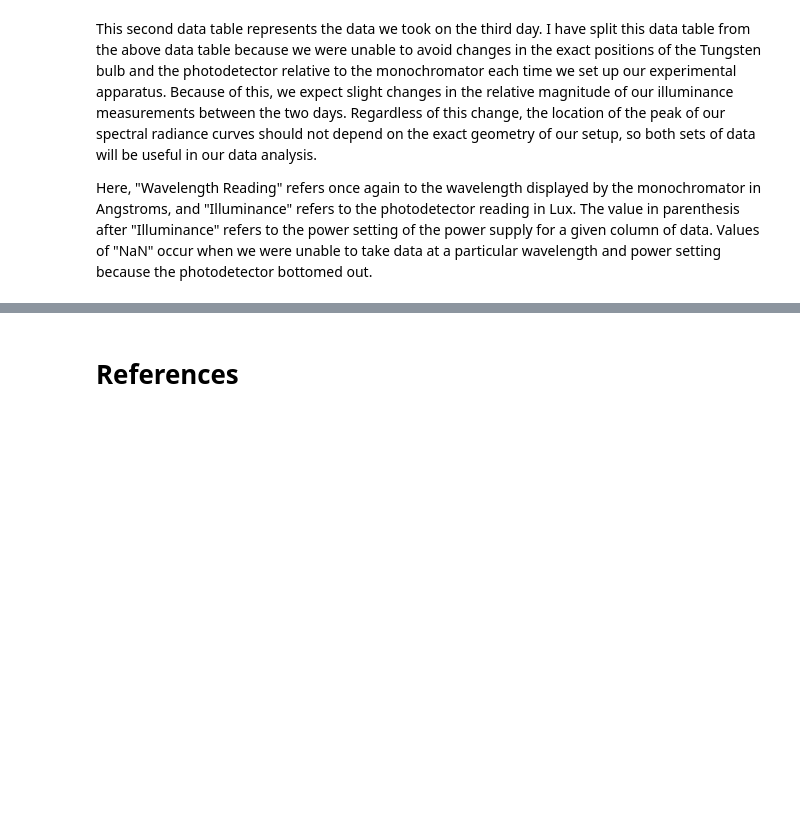
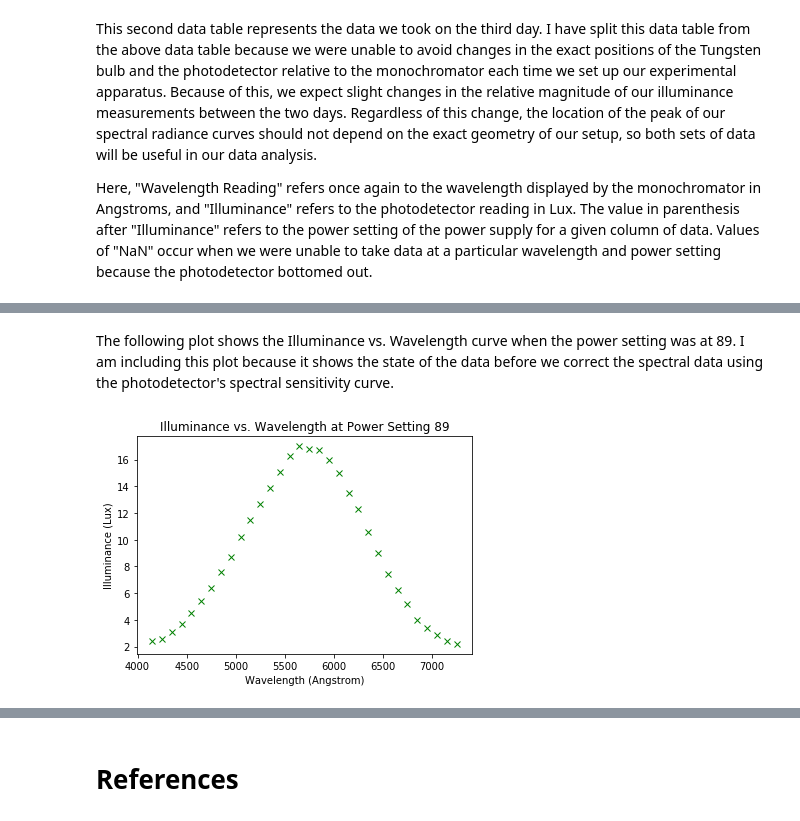
Before and after one commit to DGeisz/5CL, a Jupyter notebook: CapHeidi/CapstoneProject.ipynb, the cells around one changed output, grey strips where cells are left out. Saved outputs shown, nothing was run; the diff lists cells and outputs as text; code cells hidden in the pictures; blank space fills up the shorter version.

```diff
--- a/CapHeidi/CapstoneProject.ipynb
+++ b/CapHeidi/CapstoneProject.ipynb
@@ -132,0 +210,10 @@ day3
+# %% [markdown]
+The following plot shows the Illuminance vs. Wavelength curve when the power setting was at 89.  I am including this plot because it shows the state of the data before we correct the spectral data using the photodetector's spectral sensitivity curve.
+# %%
+plt.plot(dday3.Wavelength, dday3['Illuminance (89)'], 'gx')
+plt.xlabel('Wavelength (Angstrom)')
+plt.ylabel('Illuminance (Lux)')
+plt.title('Illuminance vs. Wavelength at Power Setting 89')
+plt.show()
+# %% [output]
+[figure, added]
```
Also changed, not shown: parts of 30 cells of this notebook, 2 other files.
